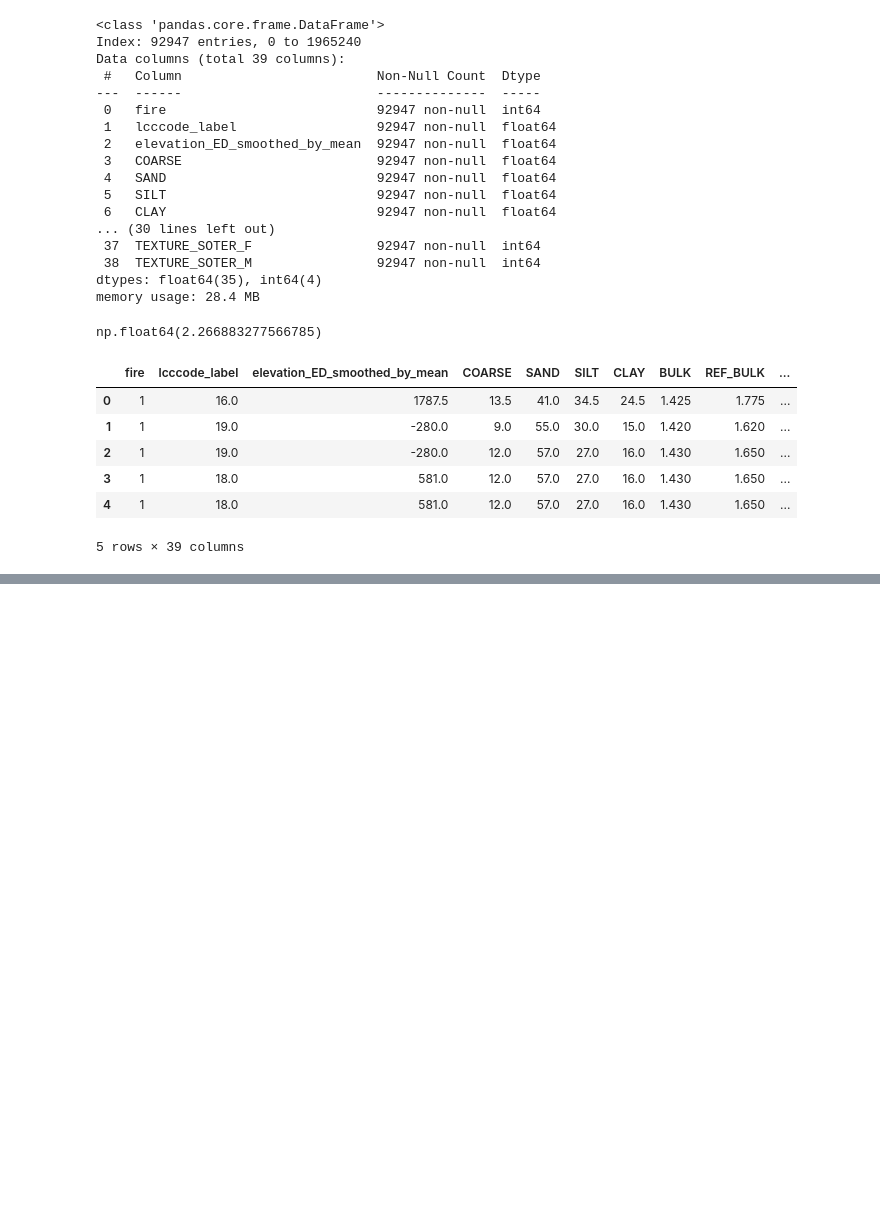
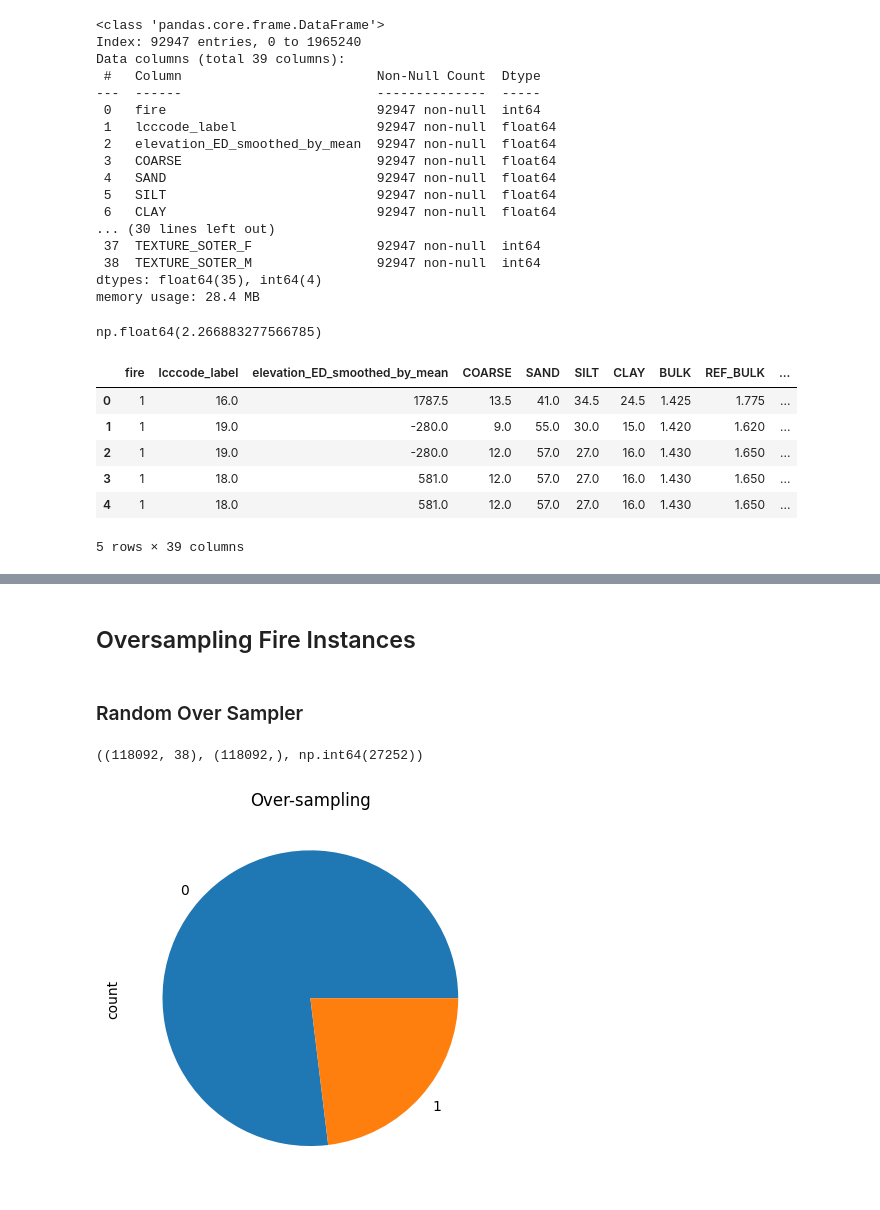
Before and after one commit to b-fatma/S2I-DM, a Jupyter notebook: src/3_merge/merge_4_clean.ipynb, the cells around one changed output, grey strips where cells are left out. Drawn from its saved outputs; the diff is of its cells as text; code cells hidden in the pictures; blank space fills up the shorter version.

```diff
--- a/src/3_merge/merge_4_clean.ipynb
+++ b/src/3_merge/merge_4_clean.ipynb
@@ -235,0 +292,16 @@ df_test.to_csv(output_path2, index=False)
+# %% [markdown]
+## Oversampling Fire Instances
+# %% [markdown]
+### Random Over Sampler
+# %%
+from imblearn.over_sampling import RandomOverSampler
+
+sampling_strategy = 0.3
+ros = RandomOverSampler(sampling_strategy=sampling_strategy)
+X_res, y_res = ros.fit_resample(X, y)
+ax = y_res.value_counts().plot.pie()
+_ = ax.set_title("Over-sampling")
+X_res.shape, y_res.shape, y_res.sum()
+# %% [output]
+((118092, 38), (118092,), np.int64(27252))
+[figure, added]
```
Also changed, not shown: parts of 13 cells of this notebook, 1 other file.
